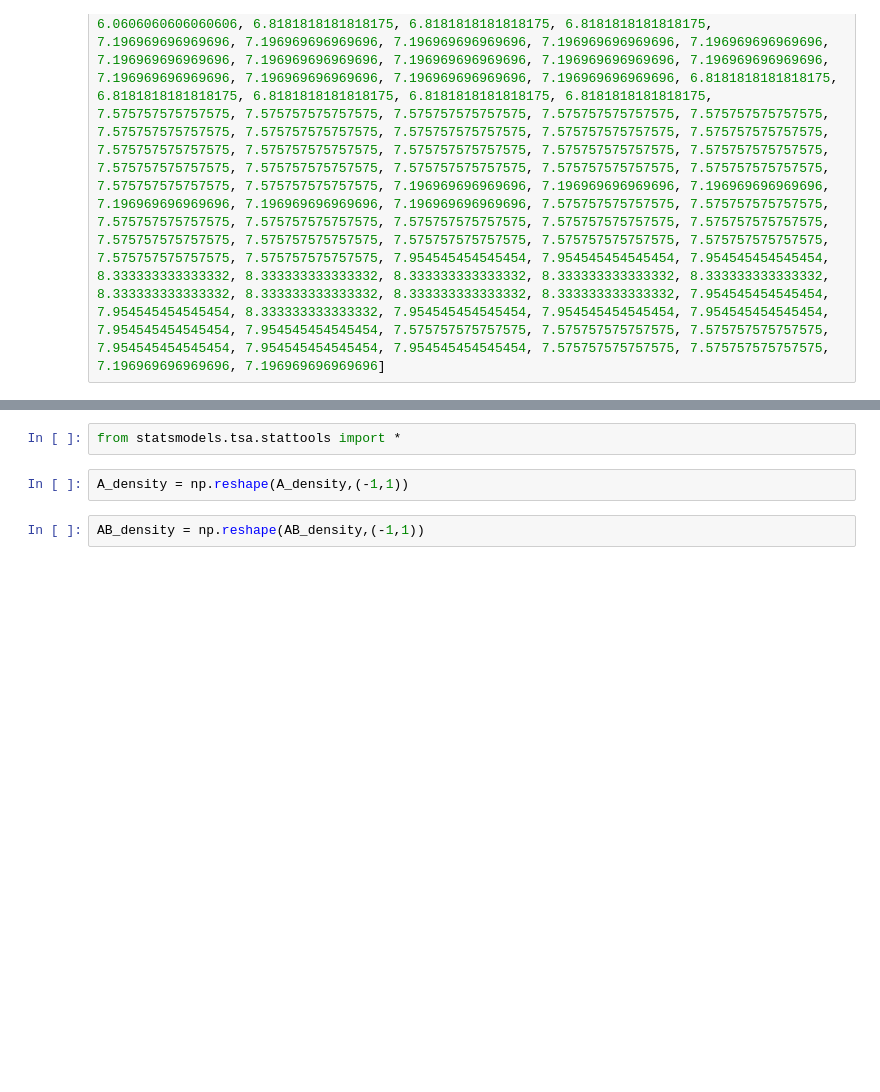
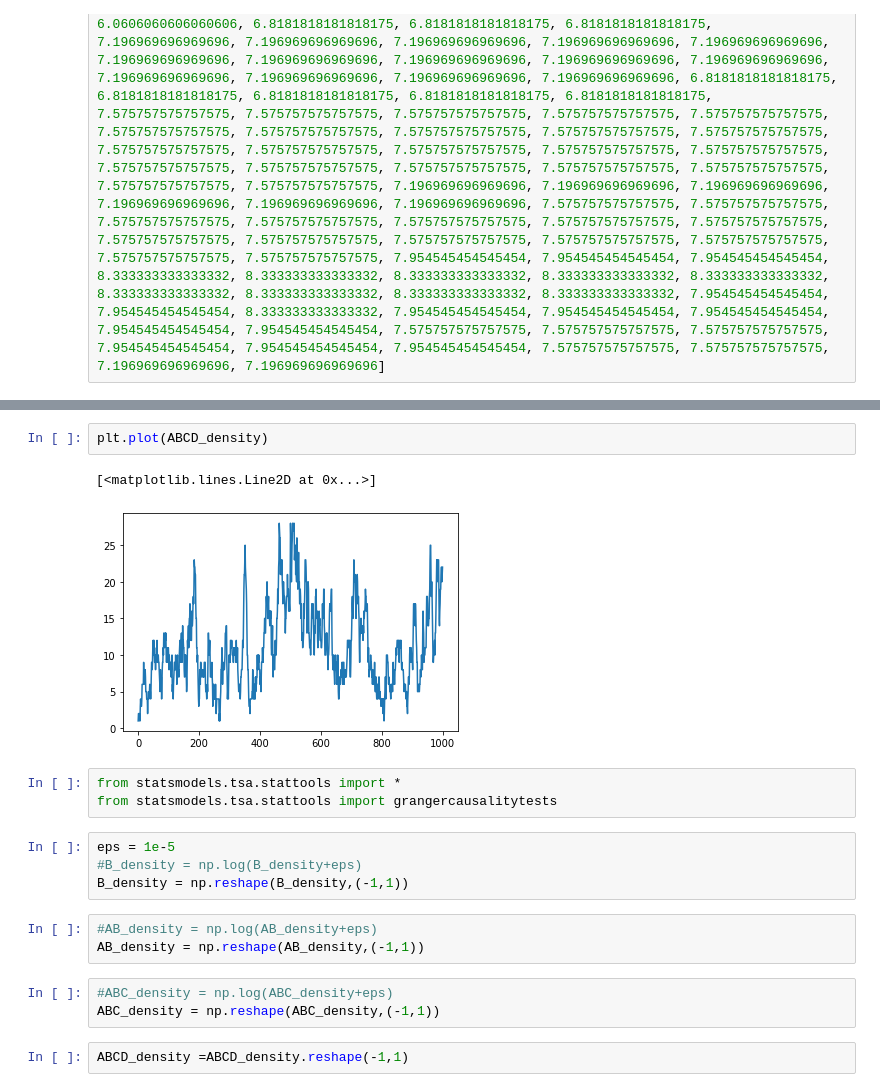
Before and after one commit to SU-Hongs/UROP_mining, a Jupyter notebook: UROP_data_main.ipynb, the cells around one changed output, grey strips where cells are left out. Saved outputs shown, nothing was run; the diff lists cells and outputs as text; blank space fills up the shorter version.

```diff
--- a/UROP_data_main.ipynb
+++ b/UROP_data_main.ipynb
@@ -25,6 +32,20 @@ plt.plot(AB_density)
+# %%
+plt.plot(ABCD_density)
+# %% [output]
+[<matplotlib.lines.Line2D at 0x...>]
+[figure, added]
 # %%
 from statsmodels.tsa.stattools import *
+from statsmodels.tsa.stattools import grangercausalitytests
 # %%
-A_density = np.reshape(A_density,(-1,1))
+eps = 1e-5
+#B_density = np.log(B_density+eps)
+B_density = np.reshape(B_density,(-1,1))
 # %%
+#AB_density = np.log(AB_density+eps)
 AB_density = np.reshape(AB_density,(-1,1))
+# %%
+#ABC_density = np.log(ABC_density+eps)
+ABC_density = np.reshape(ABC_density,(-1,1))
+# %%
+ABCD_density =ABCD_density.reshape(-1,1)
```
Also changed, not shown: parts of 50 cells of this notebook.
